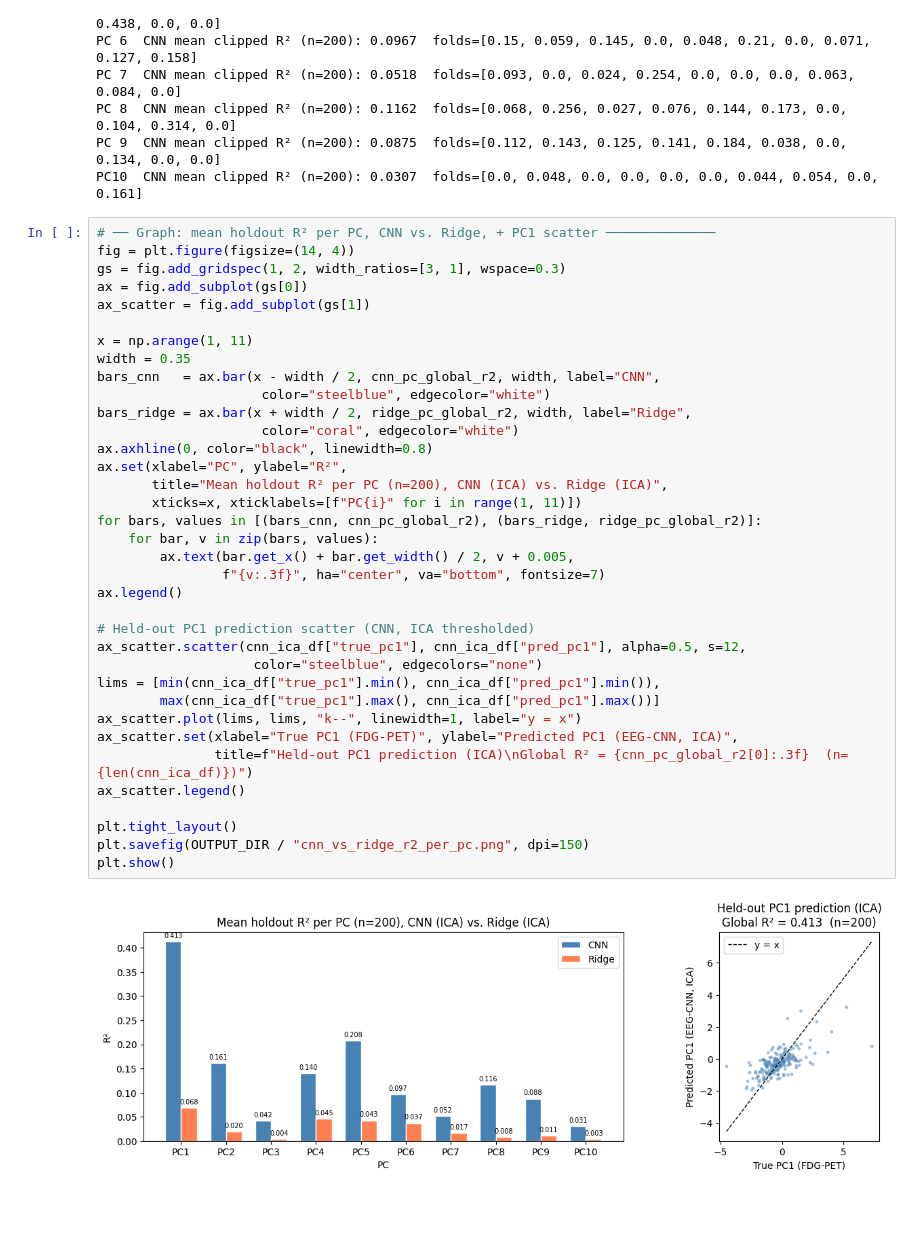
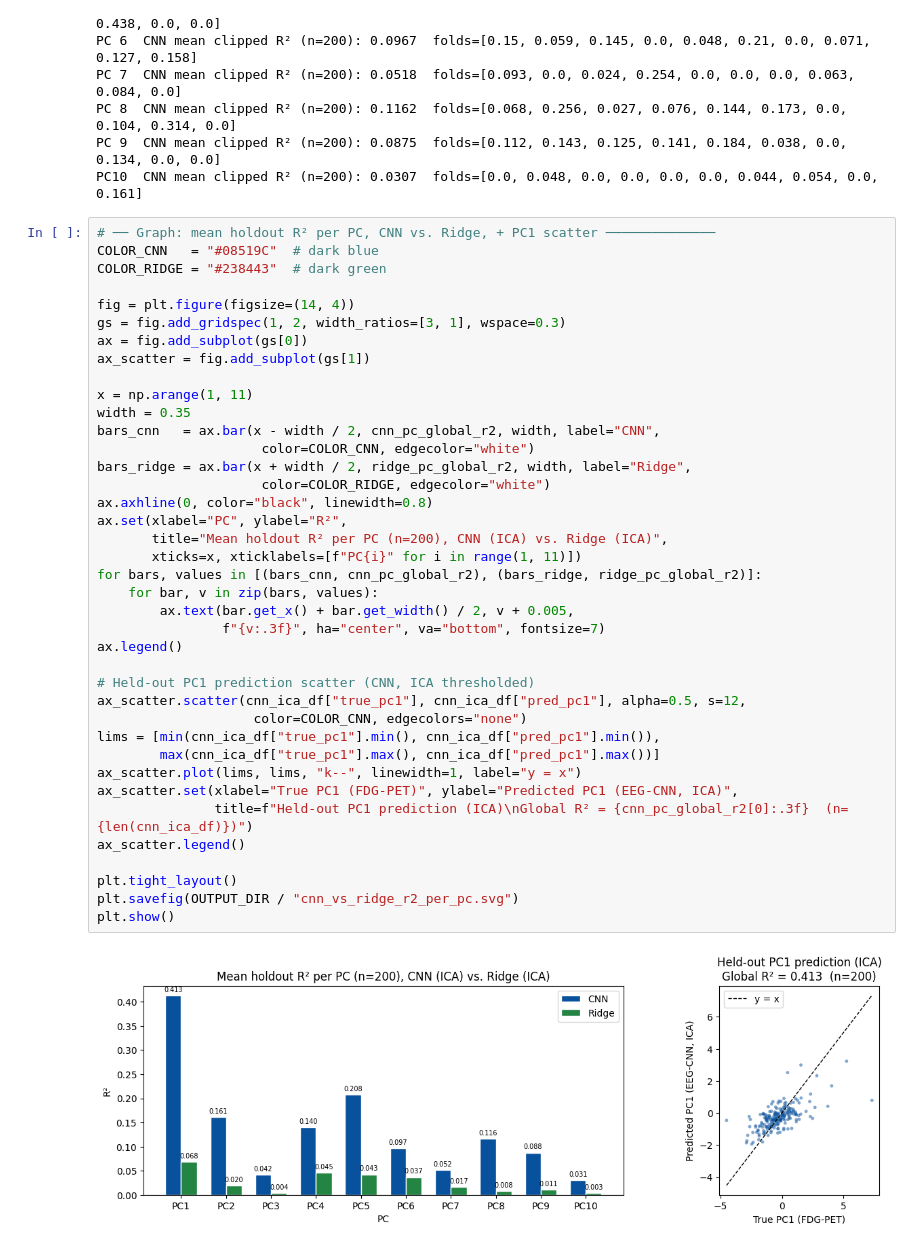
Before and after one commit to william2952/EEG_FDG_dementia, a Jupyter notebook: baseline_ML_model.ipynb, the cells around one changed output. Cells and saved outputs as stored; diff of their text form; blank space fills up the shorter version.

```diff
--- a/baseline_ML_model.ipynb
+++ b/baseline_ML_model.ipynb
@@ -311,39 +295,42 @@ PC 9  CNN mean clipped R² (n=200): 0.0875  folds=[0.112, 0.143, 0.125, 0.141, 0
 PC10  CNN mean clipped R² (n=200): 0.0307  folds=[0.0, 0.048, 0.0, 0.0, 0.0, 0.0, 0.044, 0.054, 0.0, 0.161]
 # %%
 # ── Graph: mean holdout R² per PC, CNN vs. Ridge, + PC1 scatter ──────────────
+COLOR_CNN   = "#08519C"  # dark blue
+COLOR_RIDGE = "#238443"  # dark green
+
 fig = plt.figure(figsize=(14, 4))
 gs = fig.add_gridspec(1, 2, width_ratios=[3, 1], wspace=0.3)
 ax = fig.add_subplot(gs[0])
 ax_scatter = fig.add_subplot(gs[1])
 
 x = np.arange(1, 11)
 width = 0.35
 bars_cnn   = ax.bar(x - width / 2, cnn_pc_global_r2, width, label="CNN",
-                     color="steelblue", edgecolor="white")
+                     color=COLOR_CNN, edgecolor="white")
 bars_ridge = ax.bar(x + width / 2, ridge_pc_global_r2, width, label="Ridge",
-                     color="coral", edgecolor="white")
+                     color=COLOR_RIDGE, edgecolor="white")
 ax.axhline(0, color="black", linewidth=0.8)
 ax.set(xlabel="PC", ylabel="R²",
        title="Mean holdout R² per PC (n=200), CNN (ICA) vs. Ridge (ICA)",
        xticks=x, xticklabels=[f"PC{i}" for i in range(1, 11)])
 for bars, values in [(bars_cnn, cnn_pc_global_r2), (bars_ridge, ridge_pc_global_r2)]:
     for bar, v in zip(bars, values):
         ax.text(bar.get_x() + bar.get_width() / 2, v + 0.005,
                 f"{v:.3f}", ha="center", va="bottom", fontsize=7)
 ax.legend()
 
 # Held-out PC1 prediction scatter (CNN, ICA thresholded)
 ax_scatter.scatter(cnn_ica_df["true_pc1"], cnn_ica_df["pred_pc1"], alpha=0.5, s=12,
-                    color="steelblue", edgecolors="none")
+                    color=COLOR_CNN, edgecolors="none")
 lims = [min(cnn_ica_df["true_pc1"].min(), cnn_ica_df["pred_pc1"].min()),
         max(cnn_ica_df["true_pc1"].max(), cnn_ica_df["pred_pc1"].max())]
 ax_scatter.plot(lims, lims, "k--", linewidth=1, label="y = x")
 ax_scatter.set(xlabel="True PC1 (FDG-PET)", ylabel="Predicted PC1 (EEG-CNN, ICA)",
                title=f"Held-out PC1 prediction (ICA)\nGlobal R² = {cnn_pc_global_r2[0]:.3f}  (n={len(cnn_ica_df)})")
 ax_scatter.legend()
 
 plt.tight_layout()
-plt.savefig(OUTPUT_DIR / "cnn_vs_ridge_r2_per_pc.png", dpi=150)
+plt.savefig(OUTPUT_DIR / "cnn_vs_ridge_r2_per_pc.svg")
 plt.show()
 # %% [output]
-[figure, old version]
+[figure, new version]
```
Also changed, not shown: parts of 2 cells of this notebook, 7 other files.
